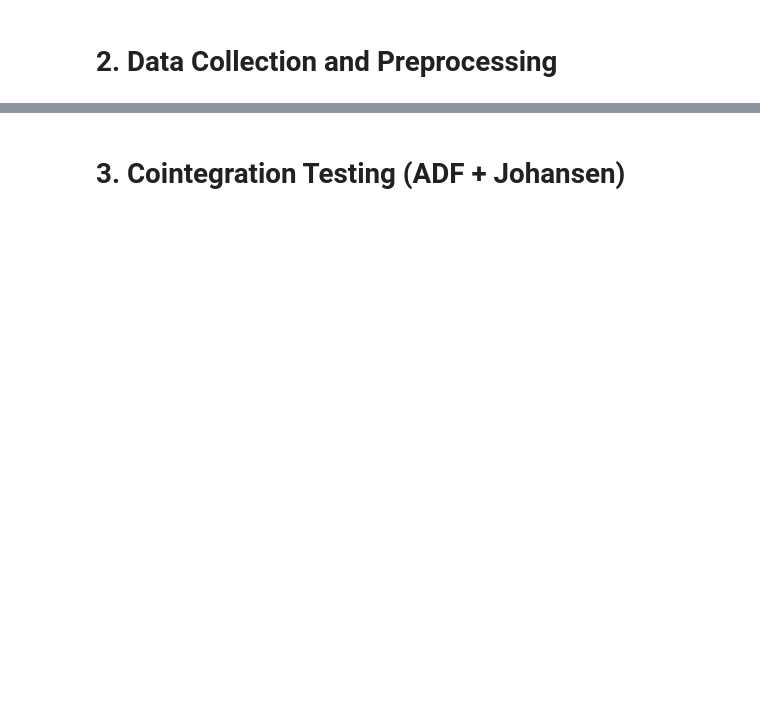
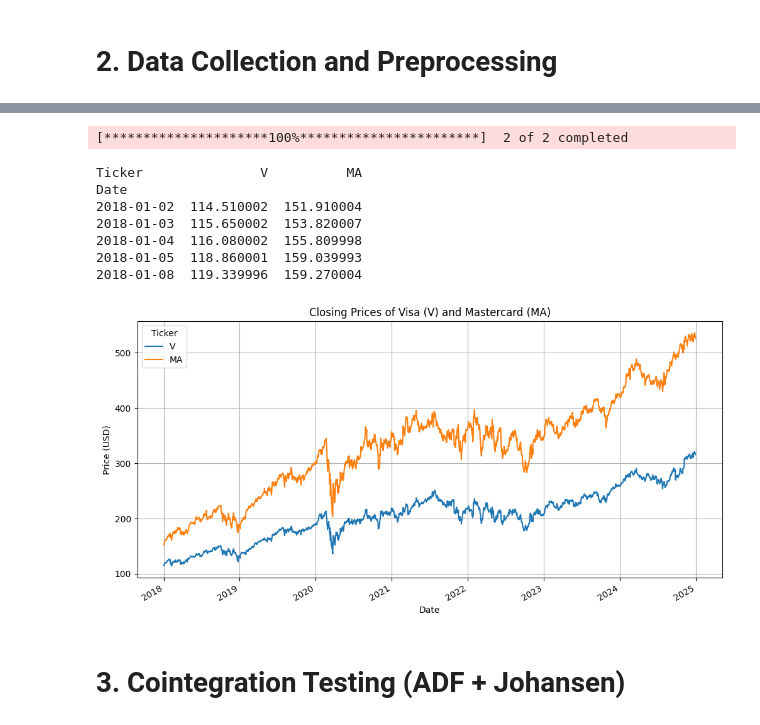
Before and after one commit to ishaanalmeida/stat-arb-mean-reversion, a Jupyter notebook: stat_arb.ipynb, the cells around one changed output, grey strips where cells are left out. Saved outputs shown, nothing was run; the diff lists cells and outputs as text; code cells hidden in the pictures; blank space fills up the shorter version.

```diff
--- a/stat_arb.ipynb
+++ b/stat_arb.ipynb
@@ -29,0 +75,23 @@ Receiving objects: 100% (4/4), done.
+# %%
+tickers = ['V', 'MA']
+start_date = '2018-01-01'
+end_date = '2024-12-31'
+
+data = yf.download(tickers, start=start_date, end=end_date, auto_adjust=False)
+
+# Extract the 'Close' prices instead of 'Adj Close'
+close_prices = data['Close'][tickers]
+
+# Drop missing values
+close_prices.dropna(inplace=True)
+
+# Preview the data
+print(close_prices.head())
+
+# Plot both price series
+close_prices.plot(figsize=(12, 6), title='Closing Prices of Visa (V) and Mastercard (MA)')
+plt.xlabel('Date')
+plt.ylabel('Price (USD)')
+plt.grid(True)
+plt.show()
+# %% [output]
@@ -30,2 +115,11 @@ Receiving objects: 100% (4/4), done.
+[*********************100%***********************]  2 of 2 completed
+Ticker               V          MA
+Date
+2018-01-02  114.510002  151.910004
+2018-01-03  115.650002  153.820007
+2018-01-04  116.080002  155.809998
+2018-01-05  118.860001  159.039993
+2018-01-08  119.339996  159.270004
+[figure, added]
 # %% [markdown]
 # 3. Cointegration Testing (ADF + Johansen)
```
Also changed, not shown: parts of 10 cells of this notebook.
